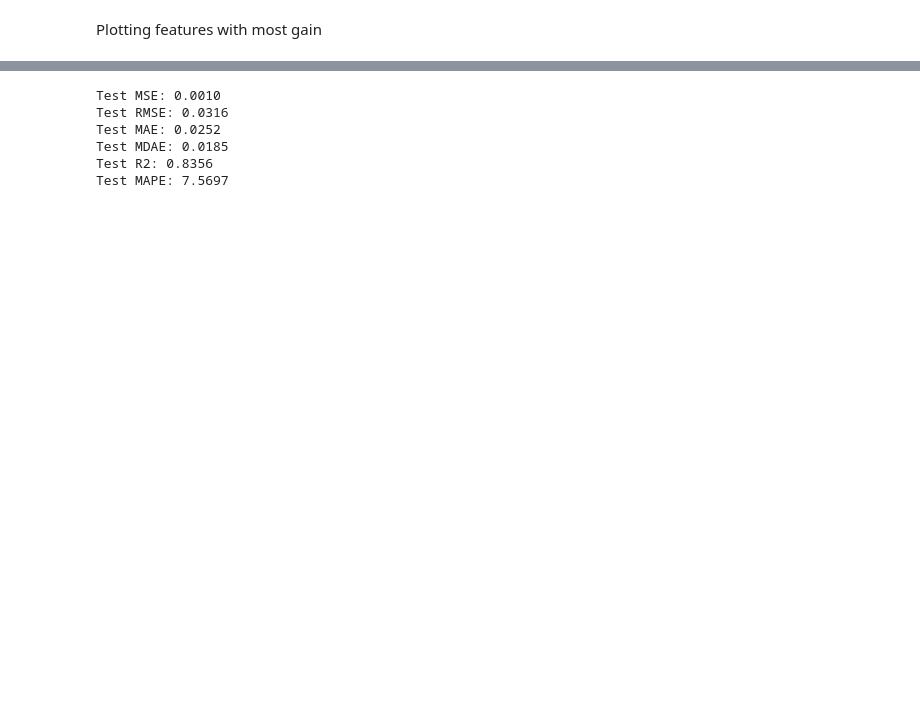
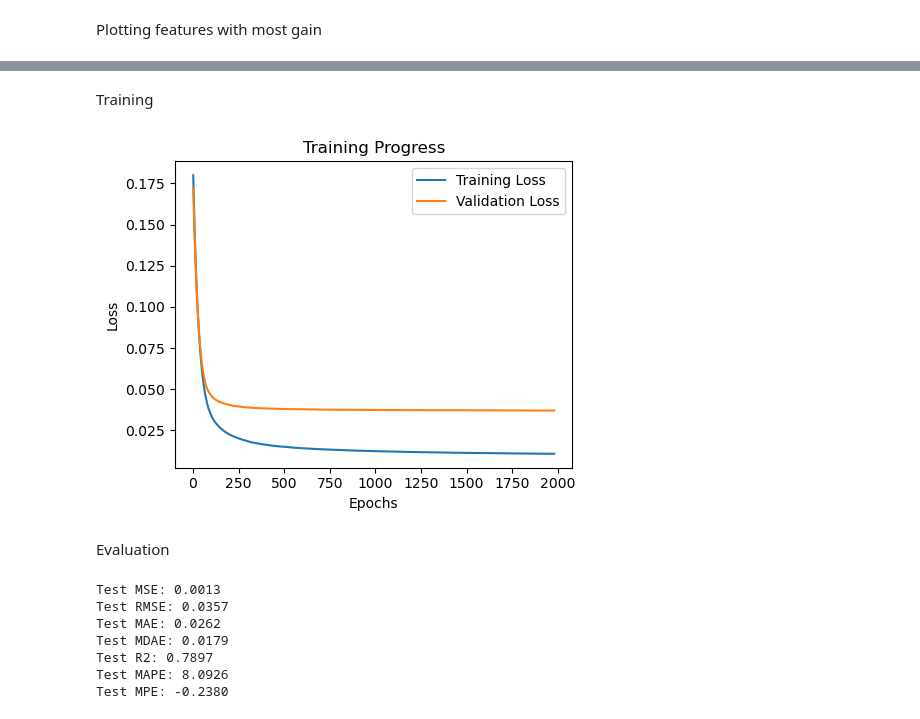
Before and after one commit to samrauh/dlss-project, a Jupyter notebook: model/baseline.ipynb, the cells around one changed output, grey strips where cells are left out. Saved outputs shown, nothing was run; the diff lists cells and outputs as text; code cells hidden in the pictures; blank space fills up the shorter version.

```diff
--- a/model/baseline.ipynb
+++ b/model/baseline.ipynb
@@ -633,3 +703,6 @@ plt.show()
 # %%
 X_test_countries = df_test_countries.drop(columns=['gini',"year", "country_id", "exists"])
 y_test_countries = df_test_countries['gini']
+# %%
+X = df_nodes_clean.drop(columns=['gini',"year", "country_id", "exists"])
+y = df_nodes_clean['gini']
@@ -635,0 +730,5 @@ y_test_countries = df_test_countries['gini']
+# %%
+# Splitting
+X_train, X_val, y_train, y_val = train_test_split(
+    X_imputed, y, test_size=0.25, random_state=42
+)
@@ -636,3 +791,38 @@ y_test_countries = df_test_countries['gini']
+# %% [markdown]
+Training
+# %%
+# Extract RMSE for train and validation
+train_loss = results['validation_0']['mape']  # or 'rmse', etc.
+val_loss = results['validation_1']['mape']
+epochs = range(1, len(train_loss) + 1)
+
+# Plotting
+plt.figure(figsize=(5, 4))  # small and clean
+plt.plot(epochs, train_loss, label='Training Loss', color='C0')
+plt.plot(epochs, val_loss, label='Validation Loss', color='C1')
+
+# Labels and title
+plt.xlabel('Epochs')
+plt.ylabel('Loss')
+plt.title('Training Progress')
+
+# Ticks and grid
+plt.xticks()
+plt.yticks()
+plt.grid(False)
+
+# Legend
+plt.legend( loc='upper right')
+
+# Tight layout for better spacing
+plt.tight_layout()
+
+# Show the plot
+plt.show()
+# %% [output]
+[figure, added]
+# %% [markdown]
+Evaluation
 # %%
 for col in X_test_countries.columns:
     if X_test_countries[col].dtype == 'object':
@@ -650,19 +840,23 @@ mae=mean_absolute_error(y_test_countries, y_pred_test_countries)
 mdae=median_absolute_error(y_test_countries, y_pred_test_countries)
 r2=r2_score(y_test_countries, y_pred_test_countries)
 mape=mean_absolute_percentage_error(y_test_countries, y_pred_test_countries)*100
+mpe=np.mean((y_pred - y_test) / y_test) * 100
+
 print(f"Test MSE: {mse:.4f}")
 print(f"Test RMSE: {rmse:.4f}")
 print(f"Test MAE: {mae:.4f}")
 print(f"Test MDAE: {mdae:.4f}")
 print(f"Test R2: {r2:.4f}")
 print(f"Test MAPE: {mape:.4f}")
+print(f"Test MPE: {mpe:.4f}")
 # %% [output]
-Test MSE: 0.0010
-Test RMSE: 0.0316
-Test MAE: 0.0252
-Test MDAE: 0.0185
-Test R2: 0.8356
-Test MAPE: 7.5697
+Test MSE: 0.0013
+Test RMSE: 0.0357
+Test MAE: 0.0262
+Test MDAE: 0.0179
+Test R2: 0.7897
+Test MAPE: 8.0926
+Test MPE: -0.2380
 # %%
 
 iso3_labels = coco.convert(df_test_countries["country_id"].tolist(),
```
Also changed, not shown: parts of 19 cells of this notebook, 14 other files.
